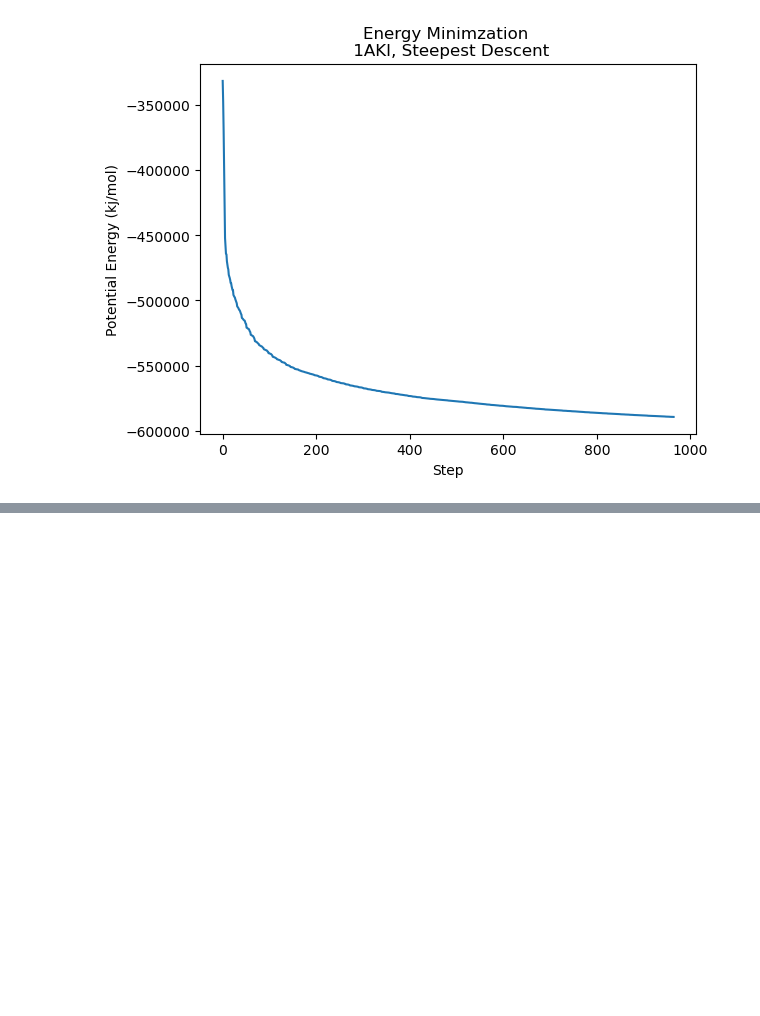
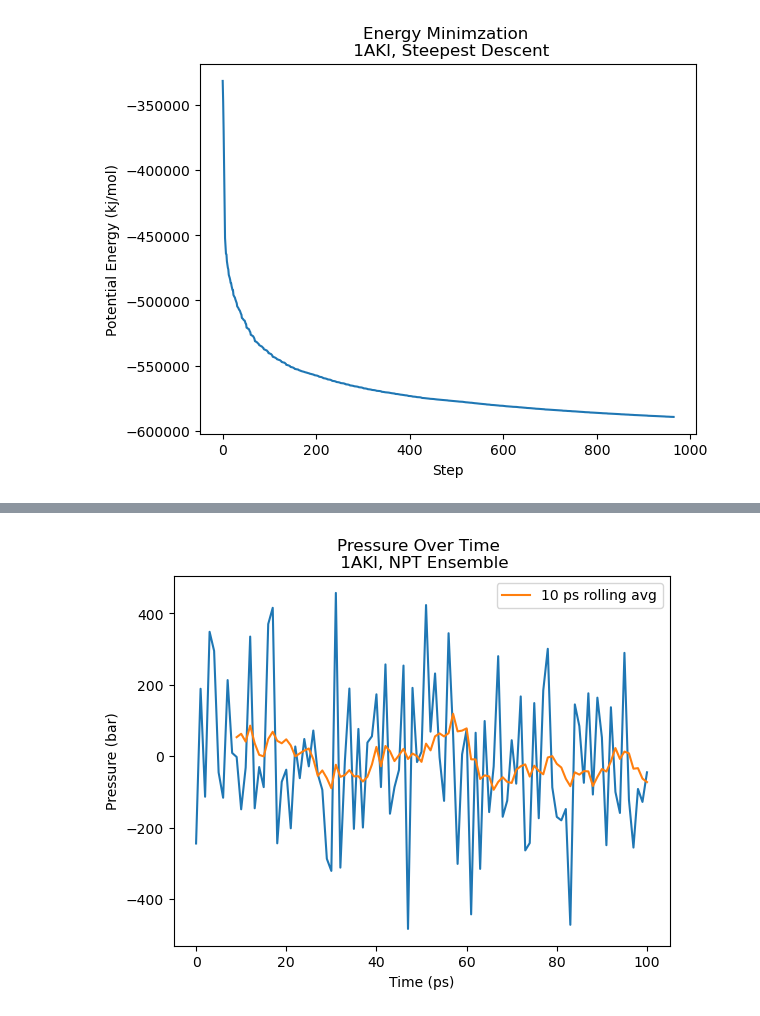
Before and after one commit to JooshK/gromacs_projects, a Jupyter notebook: lysozyme_in_water/analysis.ipynb, the cells around one changed output, grey strips where cells are left out. Saved outputs shown, nothing was run; the diff lists cells and outputs as text; code cells hidden in the pictures; blank space fills up the shorter version.

```diff
--- a/lysozyme_in_water/analysis.ipynb
+++ b/lysozyme_in_water/analysis.ipynb
@@ -43,0 +77,4 @@ plt.show()
+# %%
+path = 'data/npt.edr'
+df = panedr.edr_to_df(path=path)
+list(df.columns)
@@ -43,0 +99,15 @@ plt.show()
+# %%
+time = df['Time']
+pressure = df['Pressure']
+pressure_average = pressure.rolling(window=10).mean()
+
+plt.plot(time, pressure)
+plt.plot(time, pressure_average, label='10 ps rolling avg')
+plt.title("Pressure Over Time \n 1AKI, NPT Ensemble")
+plt.xlabel("Time (ps)")
+plt.ylabel("Pressure (bar)")
+plt.legend()
+plt.savefig("plots/Pressure_Stab.png")
+plt.show()
+# %% [output]
+[figure, added]
```
Also changed, not shown: parts of 5 cells of this notebook, 25 other files.
